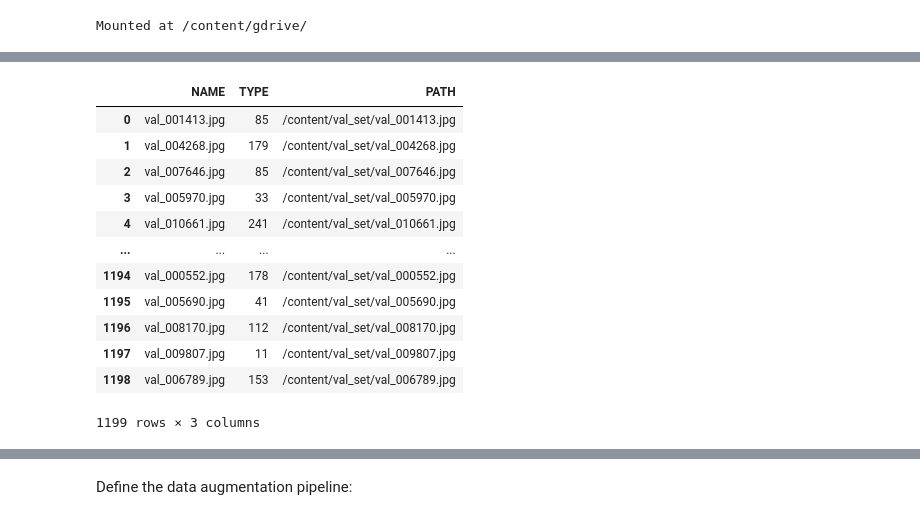
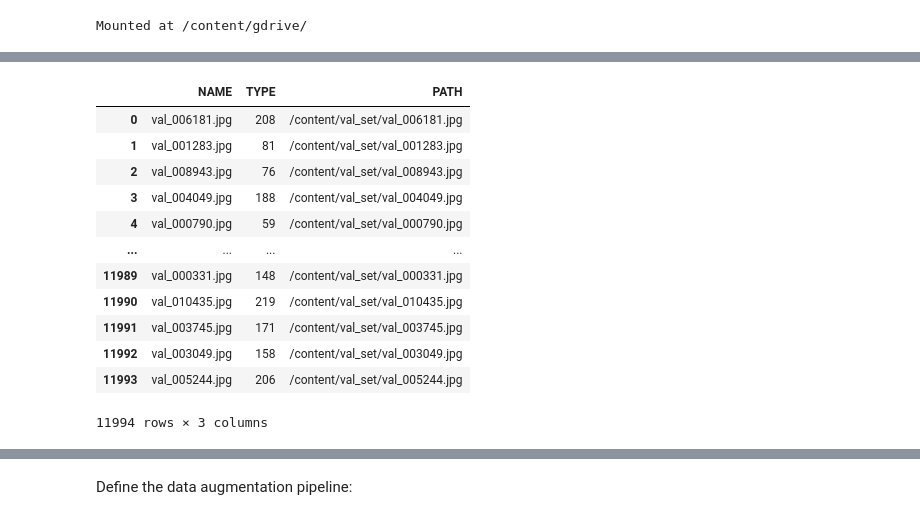
Before and after one commit to MarioAvolio/FoodX-251-Classification, a Jupyter notebook: FoodX_251_Classification.ipynb, the cells around one changed output, grey strips where cells are left out. Cells and saved outputs as stored; diff of their text form; code cells hidden in the pictures.

```diff
--- a/FoodX_251_Classification.ipynb
+++ b/FoodX_251_Classification.ipynb
@@ -116,19 +134,3 @@ def initilize_path_into_val_dataset(row):
 # %%
-val_info["PATH"] = 0
-val_info["PATH"] = val_info.apply(initilize_path_into_val_dataset, axis=1)
+test_info["PATH"] = 0
+test_info["PATH"] = test_info.apply(initilize_path_into_val_dataset, axis=1)
-# %%
-val_info
-# %% [output]
-|  | NAME | TYPE | PATH |
-| 0 | val_001413.jpg | 85 | /content/val_set/val_001413.jpg |
-| 1 | val_004268.jpg | 179 | /content/val_set/val_004268.jpg |
-| 2 | val_007646.jpg | 85 | /content/val_set/val_007646.jpg |
-| 3 | val_005970.jpg | 33 | /content/val_set/val_005970.jpg |
-| 4 | val_010661.jpg | 241 | /content/val_set/val_010661.jpg |
-| ... | ... | ... | ... |
-| 1194 | val_000552.jpg | 178 | /content/val_set/val_000552.jpg |
-| 1195 | val_005690.jpg | 41 | /content/val_set/val_005690.jpg |
-| 1196 | val_008170.jpg | 112 | /content/val_set/val_008170.jpg |
-| 1197 | val_009807.jpg | 11 | /content/val_set/val_009807.jpg |
-| 1198 | val_006789.jpg | 153 | /content/val_set/val_006789.jpg |
-1199 rows × 3 columns
@@ -143,3 +137,19 @@ def initilize_path_into_dataset(row):
+# %%
+test_info
+# %% [output]
+|  | NAME | TYPE | PATH |
+| 0 | val_006181.jpg | 208 | /content/val_set/val_006181.jpg |
+| 1 | val_001283.jpg | 81 | /content/val_set/val_001283.jpg |
+| 2 | val_008943.jpg | 76 | /content/val_set/val_008943.jpg |
+| 3 | val_004049.jpg | 188 | /content/val_set/val_004049.jpg |
+| 4 | val_000790.jpg | 59 | /content/val_set/val_000790.jpg |
+| ... | ... | ... | ... |
+| 11989 | val_000331.jpg | 148 | /content/val_set/val_000331.jpg |
+| 11990 | val_010435.jpg | 219 | /content/val_set/val_010435.jpg |
+| 11991 | val_003745.jpg | 171 | /content/val_set/val_003745.jpg |
+| 11992 | val_003049.jpg | 158 | /content/val_set/val_003049.jpg |
+| 11993 | val_005244.jpg | 206 | /content/val_set/val_005244.jpg |
+11994 rows × 3 columns
 # %%
 train_info["PATH"] = 0
 train_info["PATH"] = train_info.apply(initilize_path_into_dataset, axis=1)
```
Also changed, not shown: parts of 45 cells of this notebook.
